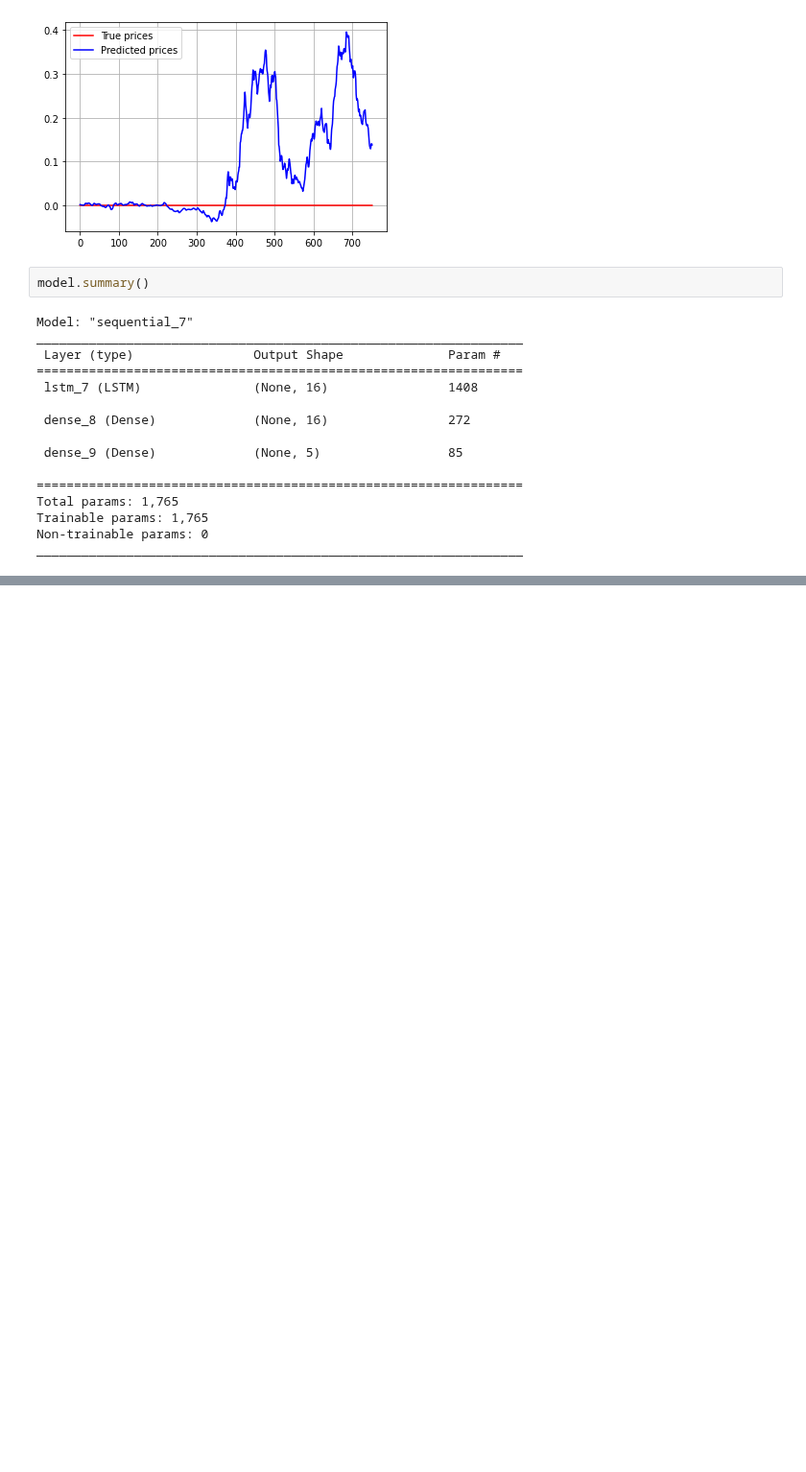
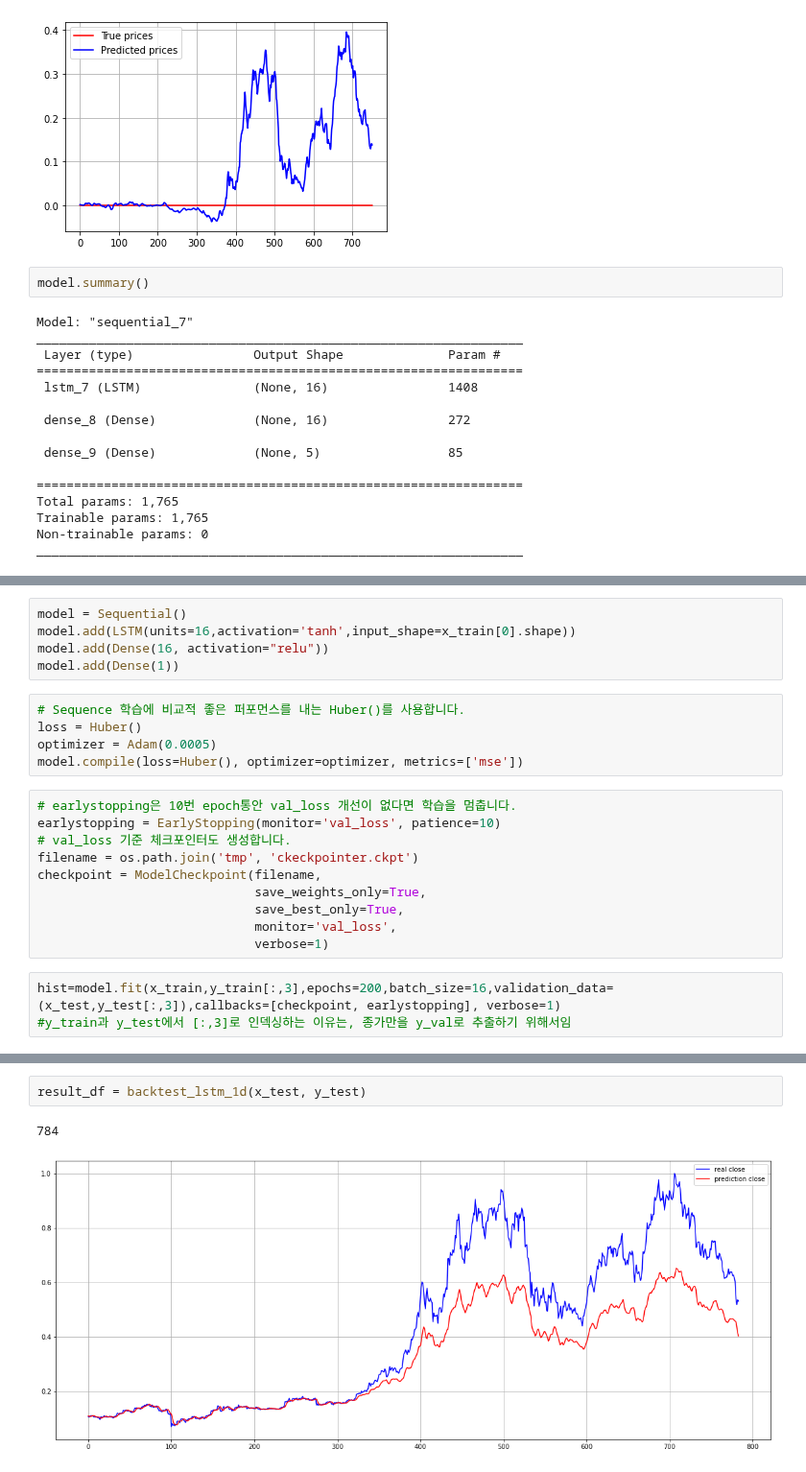
Before and after one commit to happysms/RuleBase-VS-TimeSeries-Algorithm, a Jupyter notebook: LSTM/LSTM_prototype.ipynb, the cells around one changed output, grey strips where cells are left out. Shown at 96% size. Cells and saved outputs as stored; diff of their text form; blank space fills up the shorter version.

```diff
--- a/LSTM/LSTM_prototype.ipynb
+++ b/LSTM/LSTM_prototype.ipynb
@@ -394,0 +473,23 @@ _________________________________________________________________
+# %%
+model = Sequential()
+model.add(LSTM(units=16,activation='tanh',input_shape=x_train[0].shape))
+model.add(Dense(16, activation="relu"))
+model.add(Dense(1))
+# %%
+# Sequence 학습에 비교적 좋은 퍼포먼스를 내는 Huber()를 사용합니다.
+loss = Huber()
+optimizer = Adam(0.0005)
+model.compile(loss=Huber(), optimizer=optimizer, metrics=['mse'])
+# %%
+# earlystopping은 10번 epoch통안 val_loss 개선이 없다면 학습을 멈춥니다.
+earlystopping = EarlyStopping(monitor='val_loss', patience=10)
+# val_loss 기준 체크포인터도 생성합니다.
+filename = os.path.join('tmp', 'ckeckpointer.ckpt')
+checkpoint = ModelCheckpoint(filename,
+                             save_weights_only=True,
+                             save_best_only=True,
+                             monitor='val_loss',
+                             verbose=1)
+# %%
+hist=model.fit(x_train,y_train[:,3],epochs=200,batch_size=16,validation_data=(x_test,y_test[:,3]),callbacks=[checkpoint, earlystopping], verbose=1)
+#y_train과 y_test에서 [:,3]로 인덱싱하는 이유는, 종가만을 y_val로 추출하기 위해서임
@@ -394,0 +597,5 @@ _________________________________________________________________
+# %%
+result_df = backtest_lstm_1d(x_test, y_test)
+# %% [output]
+784
+[figure, added]
```
Also changed, not shown: parts of 27 cells of this notebook, 3 other files.
